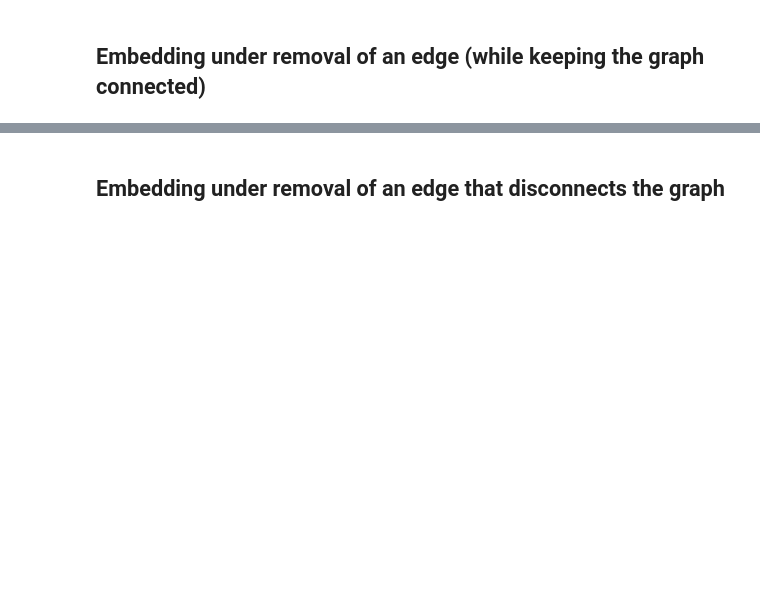
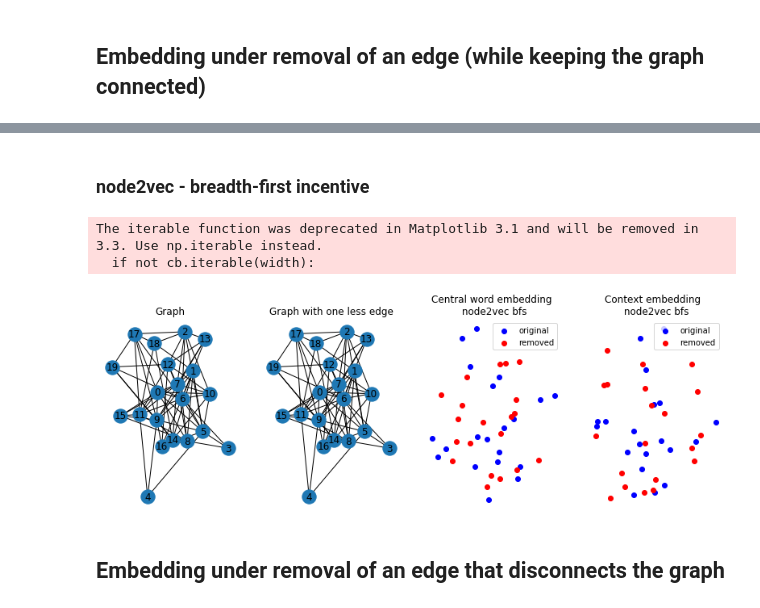
Before and after one commit to sauxpa/graph_embedding, a Jupyter notebook: deep_walk_continuity_bridge_removal.ipynb, the cells around one changed output, grey strips where cells are left out. Saved outputs shown, nothing was run; the diff lists cells and outputs as text; code cells hidden in the pictures; blank space fills up the shorter version.

```diff
--- a/deep_walk_continuity_bridge_removal.ipynb
+++ b/deep_walk_continuity_bridge_removal.ipynb
@@ -103,2 +174,71 @@ The iterable function was deprecated in Matplotlib 3.1 and will be removed in 3.
+# %% [markdown]
+### node2vec - breadth-first incentive
+# %%
+p = 0.5
+q = 2.0
+
+emb_word, emb_context = node2vec_embedding(G,
+                                           p=p,
+                                           q=q,
+                                           k=EMBEDDING_SIZE,
+                                           n_train=N_TRAIN,
+                                           walk_length=WALK_LENGTH,
+                                           window_size=WINDOW_SIZE,
+                                           n_neg=N_NEG,
+                                           hidden_size = HIDDEN_SIZE,
+                                           use_cuda=USE_CUDA,
+                                          )
+emb_removed_word, emb_removed_context = node2vec_embedding(G_removed,
+                                                           p=p,
+                                                           q=q,
+                                                           k=EMBEDDING_SIZE,
+                                                           n_train=N_TRAIN,
+                                                           walk_length=WALK_LENGTH,
+                                                           window_size=WINDOW_SIZE,
+                                                           n_neg=N_NEG,
+                                                           hidden_size = HIDDEN_SIZE,
+                                                           use_cuda=USE_CUDA,
+                                                          )
+
+# extract 2 principal components to plot
+pca = PCA(n_components=2)
+emb_word = pca.fit_transform(emb_word.cpu())
+emb_context = pca.fit_transform(emb_context.cpu())
+emb_removed_word = pca.fit_transform(emb_removed_word.cpu())
+emb_removed_context = pca.fit_transform(emb_removed_context.cpu())
+
+# plot the graph
+fig, axes = plt.subplots(figsize=(11,4), nrows=1, ncols=4)
+
+ax = axes[0]
+nx.draw_networkx(G, pos = pos, ax=ax)
+ax.set_title('Graph')
+ax.axis('off')
+
+ax = axes[1]
+nx.draw_networkx(G_removed, pos = pos, ax=ax)
+ax.set_title('Graph with one less edge')
+ax.axis('off')
+
+ax = axes[2]
+ax.scatter(emb_word[:, 0], emb_word[:, 1], label='original', color='b')
+ax.scatter(emb_removed_word[:, 0], emb_removed_word[:, 1], label='removed', color='r')
+ax.set_title('Central word embedding \n node2vec bfs')
+ax.legend(loc='upper right')
+ax.axis('off')
+
+ax = axes[3]
+ax.scatter(emb_context[:, 0], emb_context[:, 1], label='original', color='b')
+ax.scatter(emb_removed_context[:, 0], emb_removed_context[:, 1], label='removed', color='r')
+ax.set_title('Context embedding \n node2vec bfs')
+ax.legend(loc='upper right')
+ax.axis('off')
+
+plt.tight_layout()
+plt.show()
+# %% [output]
+The iterable function was deprecated in Matplotlib 3.1 and will be removed in 3.3. Use np.iterable instead.
+  if not cb.iterable(width):
+[figure, added]
 # %% [markdown]
 ## Embedding under removal of an edge that disconnects the graph
```
Also changed, not shown: parts of 14 cells of this notebook.
